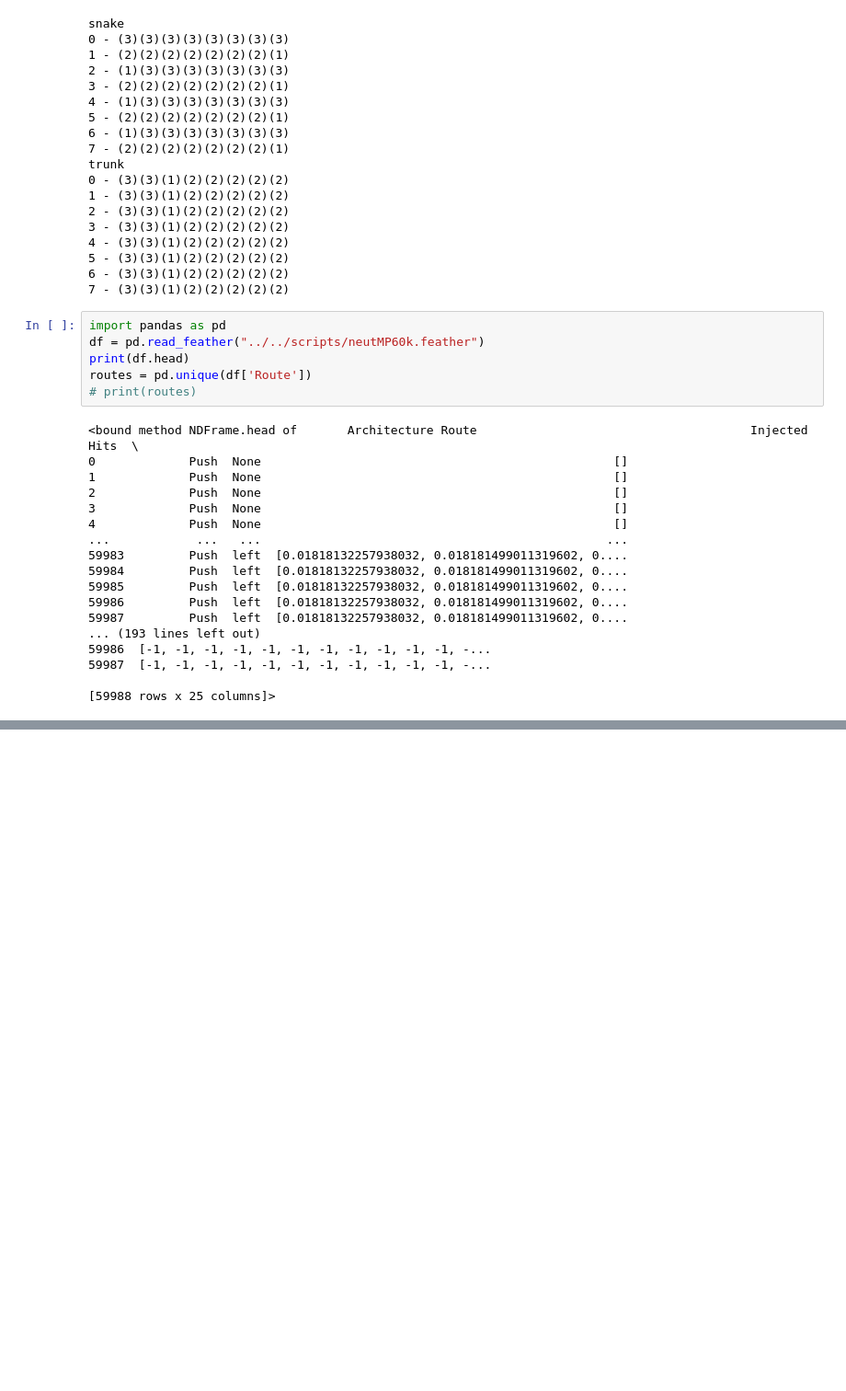
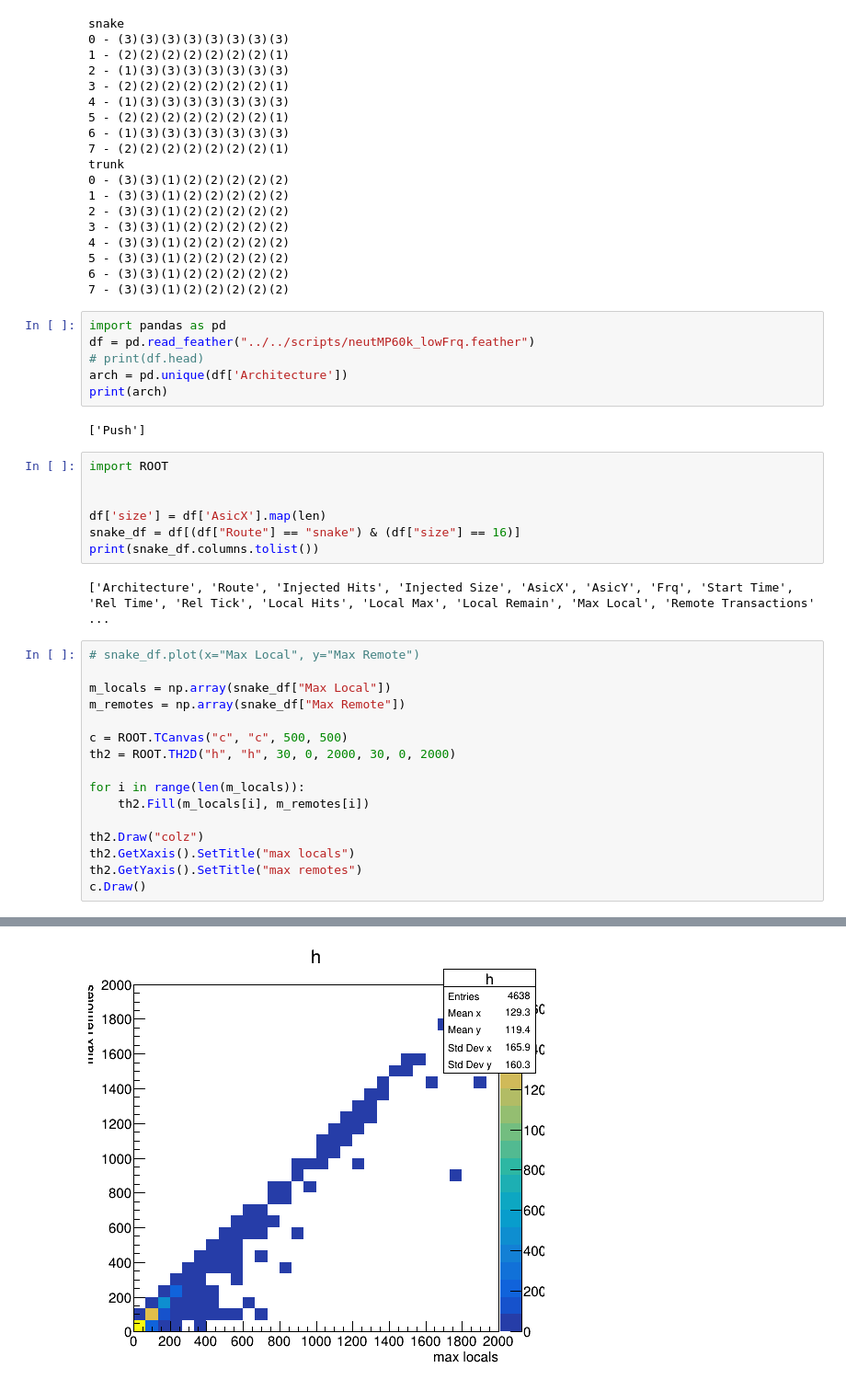
Before and after one commit to kkeefe/neutAna, a Jupyter notebook: simulation-software/notebooks/test.ipynb, the cells around one changed output, grey strips where cells are left out. Shown: that part at 92% size. Drawn from its saved outputs; the diff is of its cells as text; blank space fills up the shorter version.

```diff
--- a/simulation-software/notebooks/test.ipynb
+++ b/simulation-software/notebooks/test.ipynb
@@ -148,25 +148,35 @@ trunk
 7 - (3)(3)(1)(2)(2)(2)(2)(2)
 # %%
 import pandas as pd
-df = pd.read_feather("../../scripts/neutMP60k.feather")
-print(df.head)
-routes = pd.unique(df['Route'])
-# print(routes)
+df = pd.read_feather("../../scripts/neutMP60k_lowFrq.feather")
+# print(df.head)
+arch = pd.unique(df['Architecture'])
+print(arch)
 # %% [output]
-<bound method NDFrame.head of       Architecture Route                                      Injected Hits  \
-0             Push  None                                                 []
-1             Push  None                                                 []
-2             Push  None                                                 []
-3             Push  None                                                 []
-4             Push  None                                                 []
-...            ...   ...                                                ...
-59983         Push  left  [0.01818132257938032, 0.018181499011319602, 0....
-59984         Push  left  [0.01818132257938032, 0.018181499011319602, 0....
-59985         Push  left  [0.01818132257938032, 0.018181499011319602, 0....
-59986         Push  left  [0.01818132257938032, 0.018181499011319602, 0....
-59987         Push  left  [0.01818132257938032, 0.018181499011319602, 0....
-... (193 lines left out)
-59986  [-1, -1, -1, -1, -1, -1, -1, -1, -1, -1, -1, -...
-59987  [-1, -1, -1, -1, -1, -1, -1, -1, -1, -1, -1, -...
-
-[59988 rows x 25 columns]>
+['Push']
+# %%
+import ROOT
+
+
+df['size'] = df['AsicX'].map(len)
+snake_df = df[(df["Route"] == "snake") & (df["size"] == 16)]
+print(snake_df.columns.tolist())
+# %% [output]
+['Architecture', 'Route', 'Injected Hits', 'Injected Size', 'AsicX', 'AsicY', 'Frq', 'Start Time', 'Rel Time', 'Rel Tick', 'Local Hits', 'Local Max', 'Local Remain', 'Max Local', 'Remote Transactions' ...
+# %%
+# snake_df.plot(x="Max Local", y="Max Remote")
+
+m_locals = np.array(snake_df["Max Local"])
+m_remotes = np.array(snake_df["Max Remote"])
+
+c = ROOT.TCanvas("c", "c", 500, 500)
+th2 = ROOT.TH2D("h", "h", 30, 0, 2000, 30, 0, 2000)
+
+for i in range(len(m_locals)):
+    th2.Fill(m_locals[i], m_remotes[i])
+
+th2.Draw("colz")
+th2.GetXaxis().SetTitle("max locals")
+th2.GetYaxis().SetTitle("max remotes")
+c.Draw()
+# %% [output]
@@ -172,0 +185 @@ routes = pd.unique(df['Route'])
+[figure, added]
```
Also changed, not shown: parts of 4 cells of this notebook, 7 other files.
